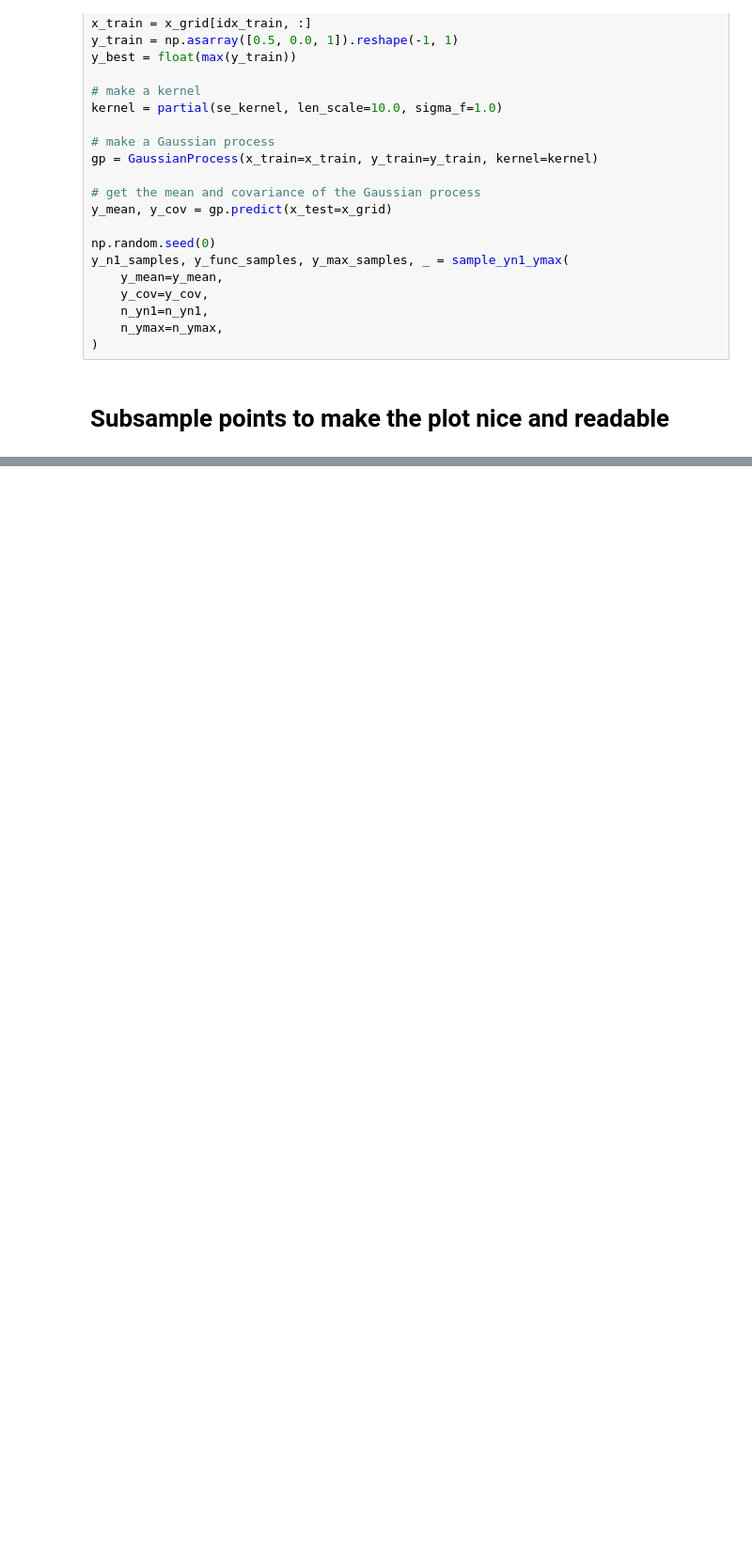
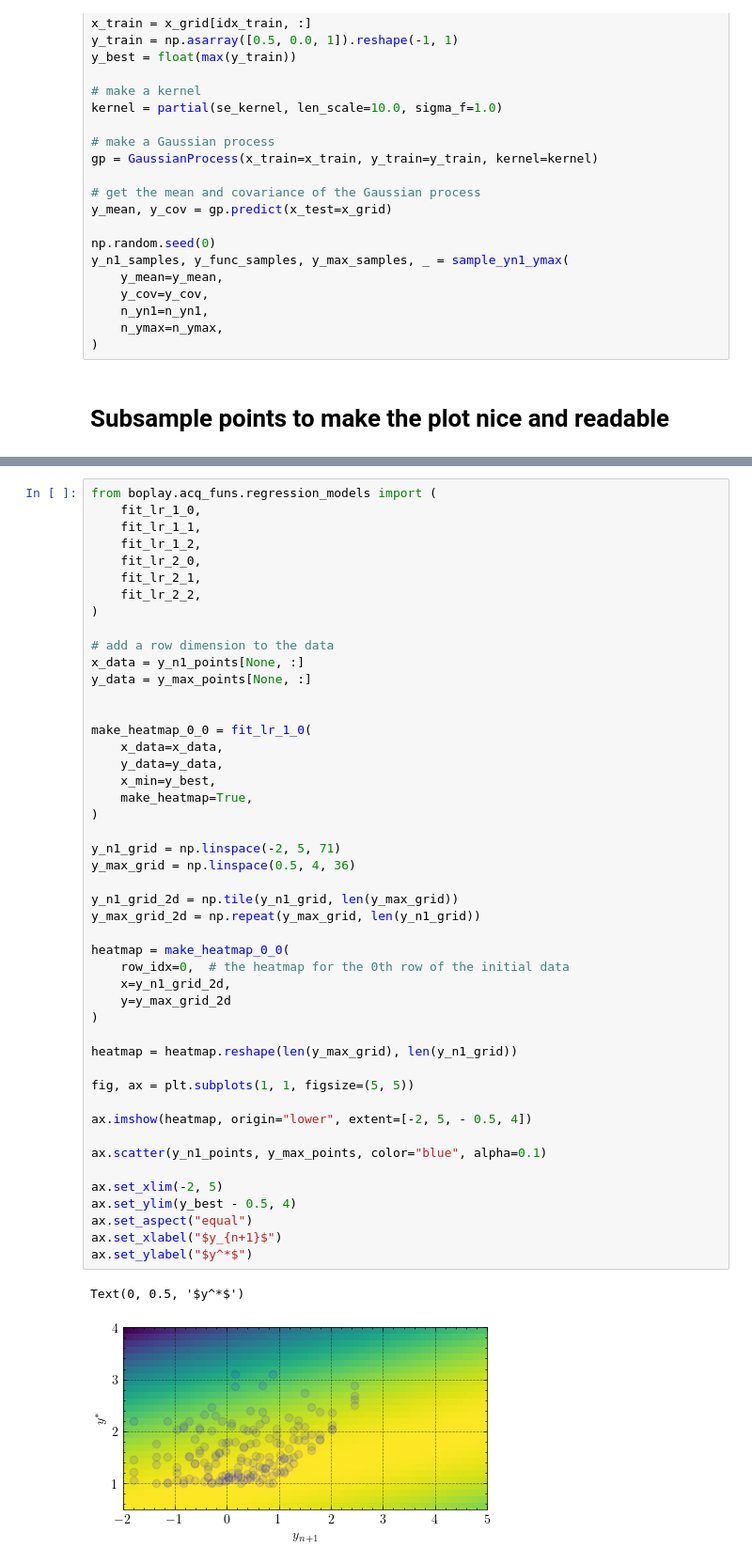
Before and after one commit to graphcore-research/mes, a Jupyter notebook: paper_plots/yn1_vs_ymax.ipynb, the cells around one changed output, grey strips where cells are left out. Shown at 94% size. Saved outputs shown, nothing was run; the diff lists cells and outputs as text; blank space fills up the shorter version.

Commit message:
aded heatmaps for linear regression methods

```diff
--- a/paper_plots/yn1_vs_ymax.ipynb
+++ b/paper_plots/yn1_vs_ymax.ipynb
@@ -99,0 +109,50 @@ Saved figure to /lambda/nfs/nethome-us-west-1/michaelp/MES_VI/paper_plots/yn1_vs
+# %%
+from boplay.acq_funs.regression_models import (
+    fit_lr_1_0,
+    fit_lr_1_1,
+    fit_lr_1_2,
+    fit_lr_2_0,
+    fit_lr_2_1,
+    fit_lr_2_2,
+)
+
+# add a row dimension to the data
+x_data = y_n1_points[None, :]
+y_data = y_max_points[None, :]
+
+
+make_heatmap_0_0 = fit_lr_1_0(
+    x_data=x_data,
+    y_data=y_data,
+    x_min=y_best,
+    make_heatmap=True,
+)
+
+y_n1_grid = np.linspace(-2, 5, 71)
+y_max_grid = np.linspace(0.5, 4, 36)
+
+y_n1_grid_2d = np.tile(y_n1_grid, len(y_max_grid))
+y_max_grid_2d = np.repeat(y_max_grid, len(y_n1_grid))
+
+heatmap = make_heatmap_0_0(
+    row_idx=0,  # the heatmap for the 0th row of the initial data
+    x=y_n1_grid_2d,
+    y=y_max_grid_2d
+)
+
+heatmap = heatmap.reshape(len(y_max_grid), len(y_n1_grid))
+
+fig, ax = plt.subplots(1, 1, figsize=(5, 5))
+
+ax.imshow(heatmap, origin="lower", extent=[-2, 5, - 0.5, 4])
+
+ax.scatter(y_n1_points, y_max_points, color="blue", alpha=0.1)
+
+ax.set_xlim(-2, 5)
+ax.set_ylim(y_best - 0.5, 4)
+ax.set_aspect("equal")
+ax.set_xlabel("$y_{n+1}$")
+ax.set_ylabel("$y^*$")
+# %% [output]
+Text(0, 0.5, '$y^*$')
+[figure, added]
```
Also changed, not shown: parts of 3 cells of this notebook, 3 other files.
